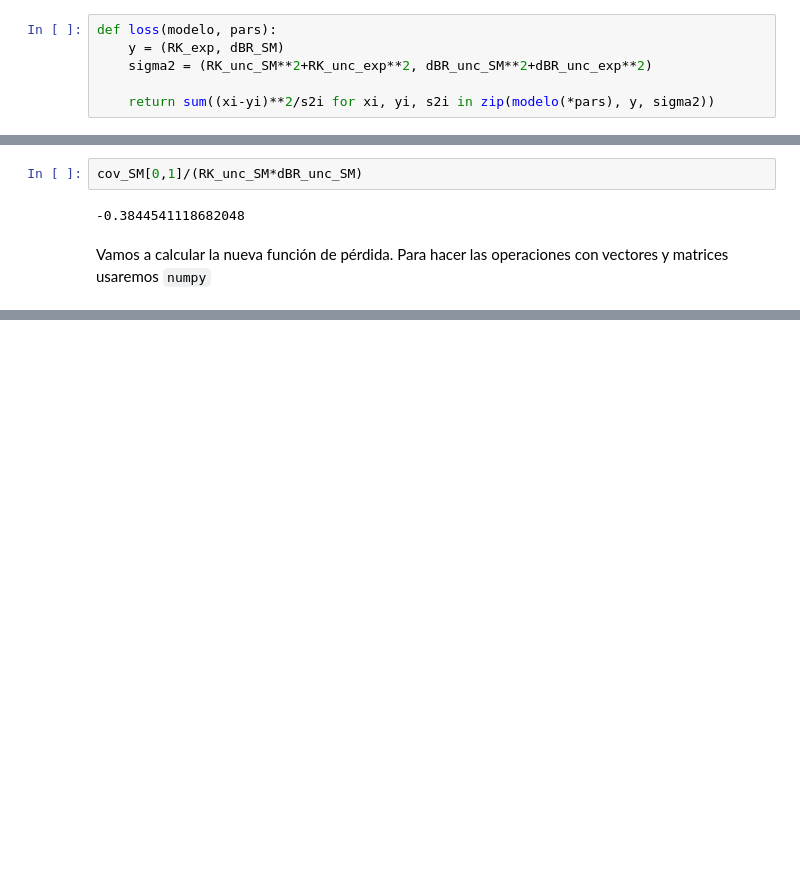
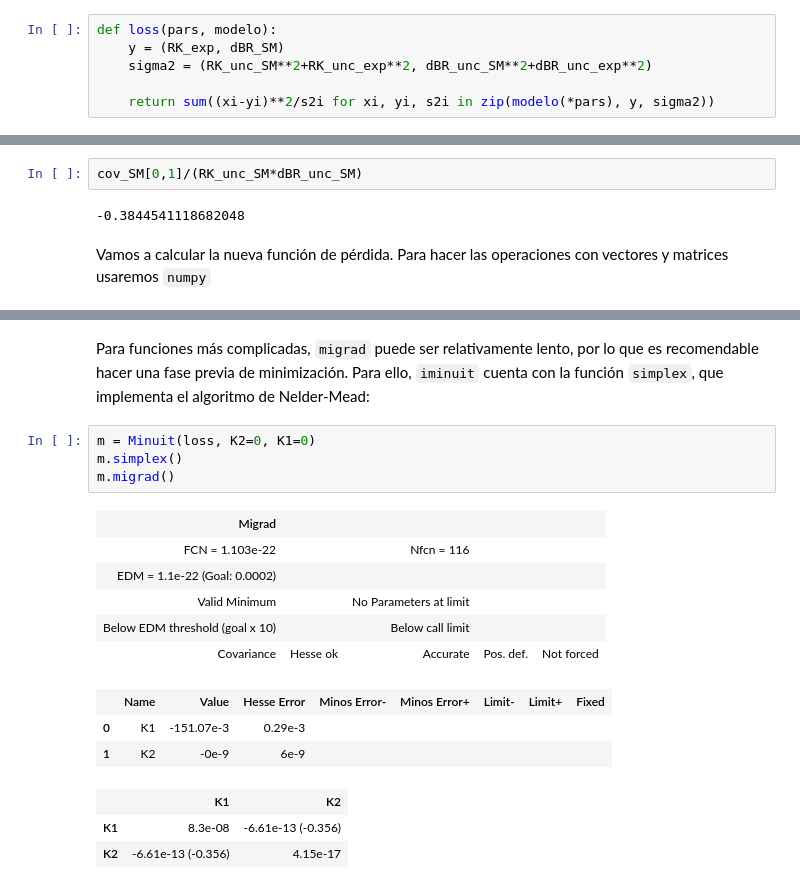
Before and after one commit to Jorge-Alda/TFM_AlejandroMir, a Jupyter notebook: Lecciones/03.ipynb, the cells around one changed output, grey strips where cells are left out. Cells and saved outputs as stored; diff of their text form; blank space fills up the shorter version.

```diff
--- a/Lecciones/03.ipynb
+++ b/Lecciones/03.ipynb
@@ -69,7 +69,7 @@ dBR_unc_SM = flavio.sm_uncertainty("<dBR/dq2>(B+->Kmumu)", 1.1, 6.0)
 RK_unc_exp = flavio.combine_measurements(("<Rmue>(B+->Kll)", 1.1, 6.0)).error_left
 dBR_unc_exp = flavio.combine_measurements(("<dBR/dq2>(B+->Kmumu)", 1.1, 6.0)).error_left
 # %%
-def loss(modelo, pars):
+def loss(pars, modelo):
     y = (RK_exp, dBR_SM)
     sigma2 = (RK_unc_SM**2+RK_unc_exp**2, dBR_unc_SM**2+dBR_unc_exp**2)
 
@@ -119,0 +296,19 @@ loss(modelo, (0, 0.1))
+# %% [markdown]
+Para funciones más complicadas, `migrad` puede ser relativamente lento, por lo que es recomendable hacer una fase previa de minimización. Para ello, `iminuit` cuenta con la función `simplex`, que implementa el algoritmo de Nelder-Mead:
+# %%
+m = Minuit(loss, K2=0, K1=0)
+m.simplex()
+m.migrad()
+# %% [output]
+| Migrad |  |  |  |  |
+| FCN = 1.103e-22 |  | Nfcn = 116 |  |  |
+| EDM = 1.1e-22 (Goal: 0.0002) |  |  |  |  |
+| Valid Minimum |  | No Parameters at limit |  |  |
+| Below EDM threshold (goal x 10) |  | Below call limit |  |  |
+| Covariance | Hesse ok | Accurate | Pos. def. | Not forced |
+|  | Name | Value | Hesse Error | Minos Error- | Minos Error+ | Limit- | Limit+ | Fixed |
+| 0 | K1 | -151.07e-3 | 0.29e-3 |  |  |  |  |  |
+| 1 | K2 | -0e-9 | 6e-9 |  |  |  |  |  |
+|  | K1 | K2 |
+| K1 | 8.3e-08 | -6.61e-13 (-0.356) |
+| K2 | -6.61e-13 (-0.356) | 4.15e-17 |
```
Also changed, not shown: parts of 43 cells of this notebook, 3 other files.
